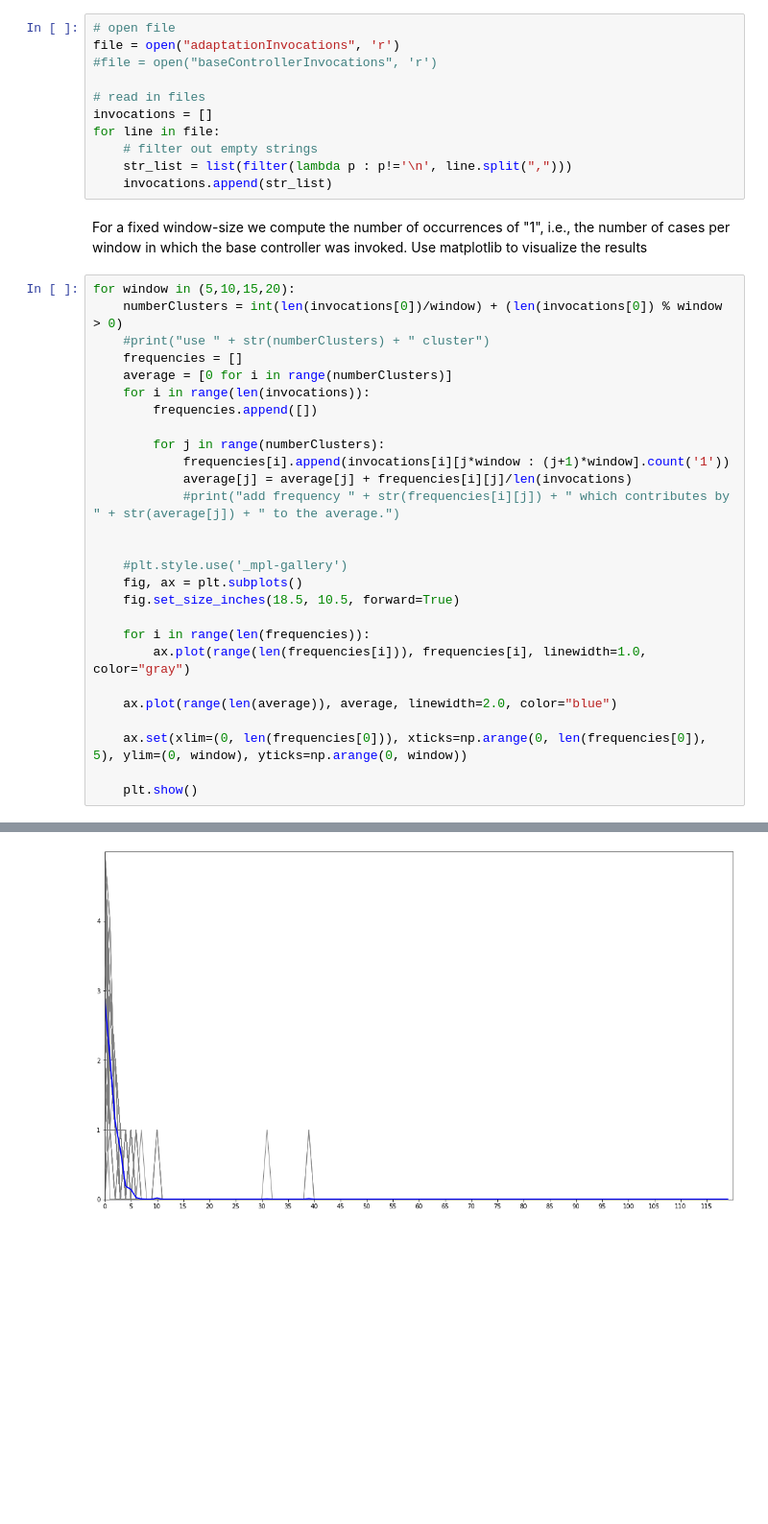
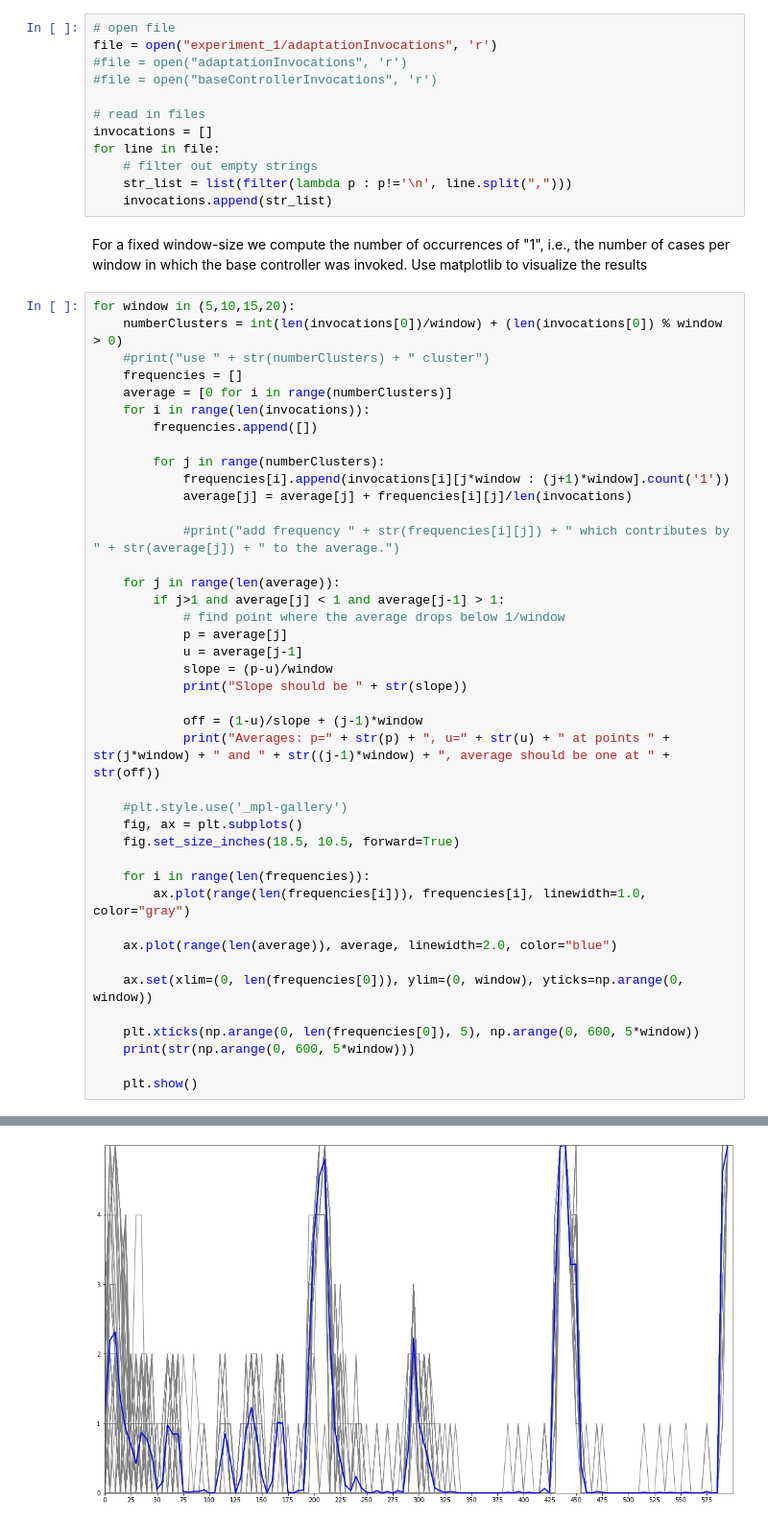
Before and after one commit to modass/simplex-architectures, a Jupyter notebook: scripts/createPlots.ipynb, the cells around one changed output, grey strips where cells are left out. Shown at 96% size. Cells and saved outputs as stored; diff of their text form; blank space fills up the shorter version.

```diff
--- a/scripts/createPlots.ipynb
+++ b/scripts/createPlots.ipynb
@@ -9,7 +9,8 @@ import numpy as np
 Read in data from file. We assume that each line in the file contains a sequence of Boolean values, all sequences are expected to have the same length.
 # %%
 # open file
-file = open("adaptationInvocations", 'r')
+file = open("experiment_1/adaptationInvocations", 'r')
+#file = open("adaptationInvocations", 'r')
 #file = open("baseControllerInvocations", 'r')
 
 # read in files
@@ -32,8 +33,19 @@ for window in (5,10,15,20):
         for j in range(numberClusters):
             frequencies[i].append(invocations[i][j*window : (j+1)*window].count('1'))
             average[j] = average[j] + frequencies[i][j]/len(invocations)
+
             #print("add frequency " + str(frequencies[i][j]) + " which contributes by " + str(average[j]) + " to the average.")
 
+    for j in range(len(average)):
+        if j>1 and average[j] < 1 and average[j-1] > 1:
+            # find point where the average drops below 1/window
+            p = average[j]
+            u = average[j-1]
+            slope = (p-u)/window
+            print("Slope should be " + str(slope))
+
+            off = (1-u)/slope + (j-1)*window
+            print("Averages: p=" + str(p) + ", u=" + str(u) + " at points " + str(j*window) + " and " + str((j-1)*window) + ", average should be one at " + str(off))
 
     #plt.style.use('_mpl-gallery')
     fig, ax = plt.subplots()
@@ -44,7 +56,10 @@ for window in (5,10,15,20):
 
     ax.plot(range(len(average)), average, linewidth=2.0, color="blue")
 
-    ax.set(xlim=(0, len(frequencies[0])), xticks=np.arange(0, len(frequencies[0]), 5), ylim=(0, window), yticks=np.arange(0, window))
+    ax.set(xlim=(0, len(frequencies[0])), ylim=(0, window), yticks=np.arange(0, window))
+
+    plt.xticks(np.arange(0, len(frequencies[0]), 5), np.arange(0, 600, 5*window))
+    print(str(np.arange(0, 600, 5*window)))
 
     plt.show()
 # %% [output]
@@ -51 +80 @@ for window in (5,10,15,20):
-[figure, old version]
+[figure, new version]
```
Also changed, not shown: parts of 1 cell of this notebook, 9 other files.
